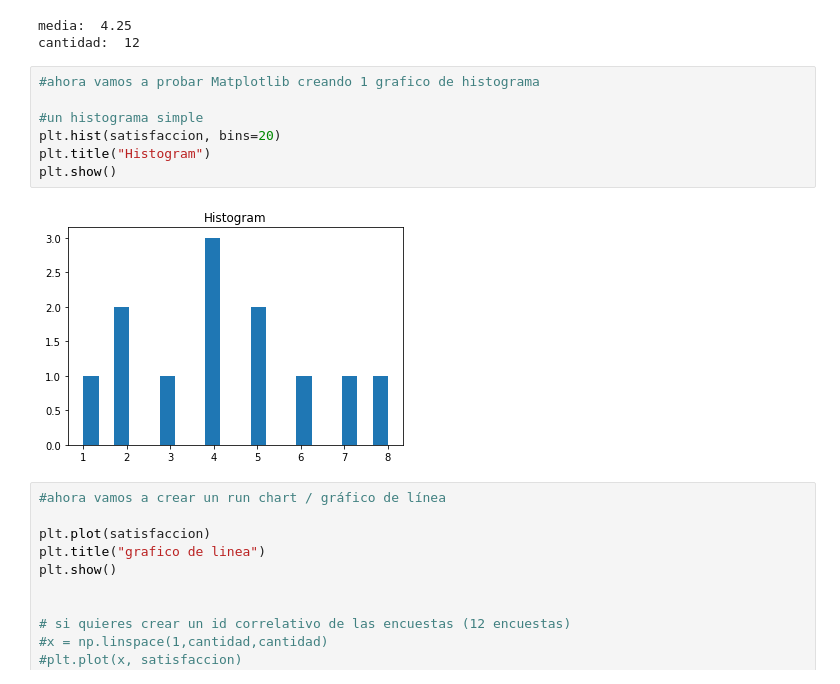
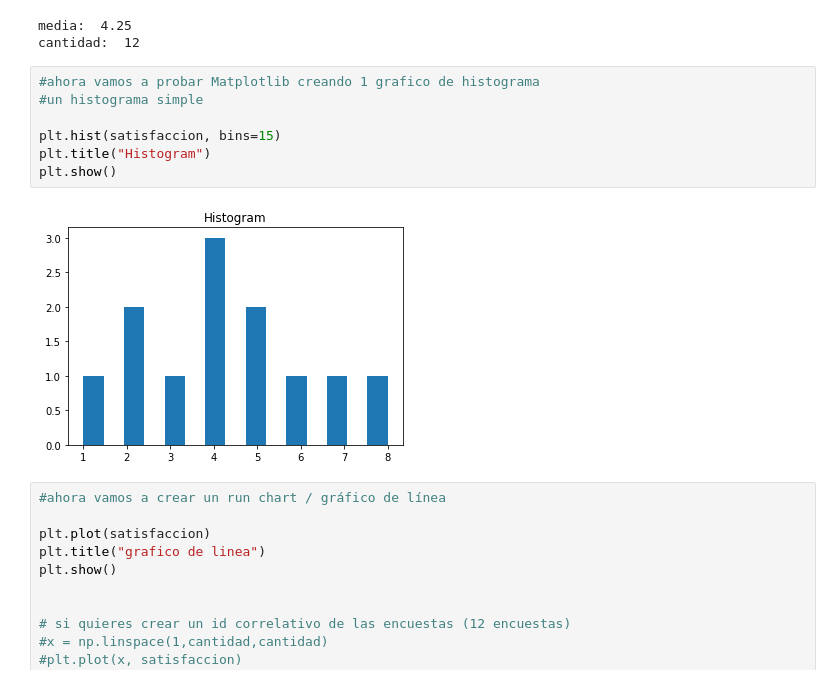
Before and after one commit to robertomoragad/Estadistica, a Jupyter notebook: 101_Estadistica_en_la_Nube.ipynb, the cells around one changed output. Drawn from its saved outputs; the diff is of its cells as text.

```diff
--- a/101_Estadistica_en_la_Nube.ipynb
+++ b/101_Estadistica_en_la_Nube.ipynb
@@ -73,13 +75,13 @@ media:  4.25
 cantidad:  12
 # %%
 #ahora vamos a probar Matplotlib creando 1 grafico de histograma
+#un histograma simple
 
-#un histograma simple
-plt.hist(satisfaccion, bins=20)
+plt.hist(satisfaccion, bins=15)
 plt.title("Histogram")
 plt.show()
 # %% [output]
-[figure, old version]
+[figure, new version]
 # %%
 #ahora vamos a crear un run chart / gráfico de línea
 
```
Also changed, not shown: parts of 28 cells of this notebook.
